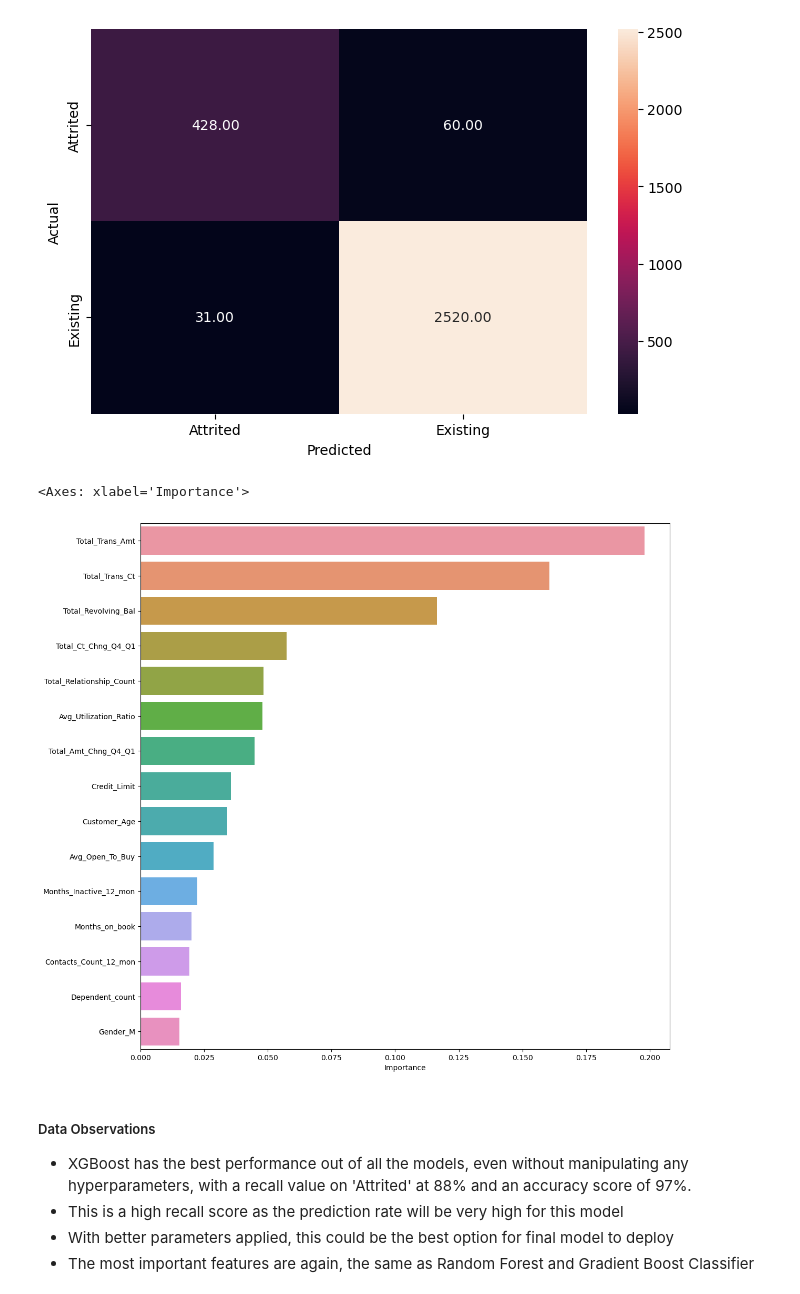
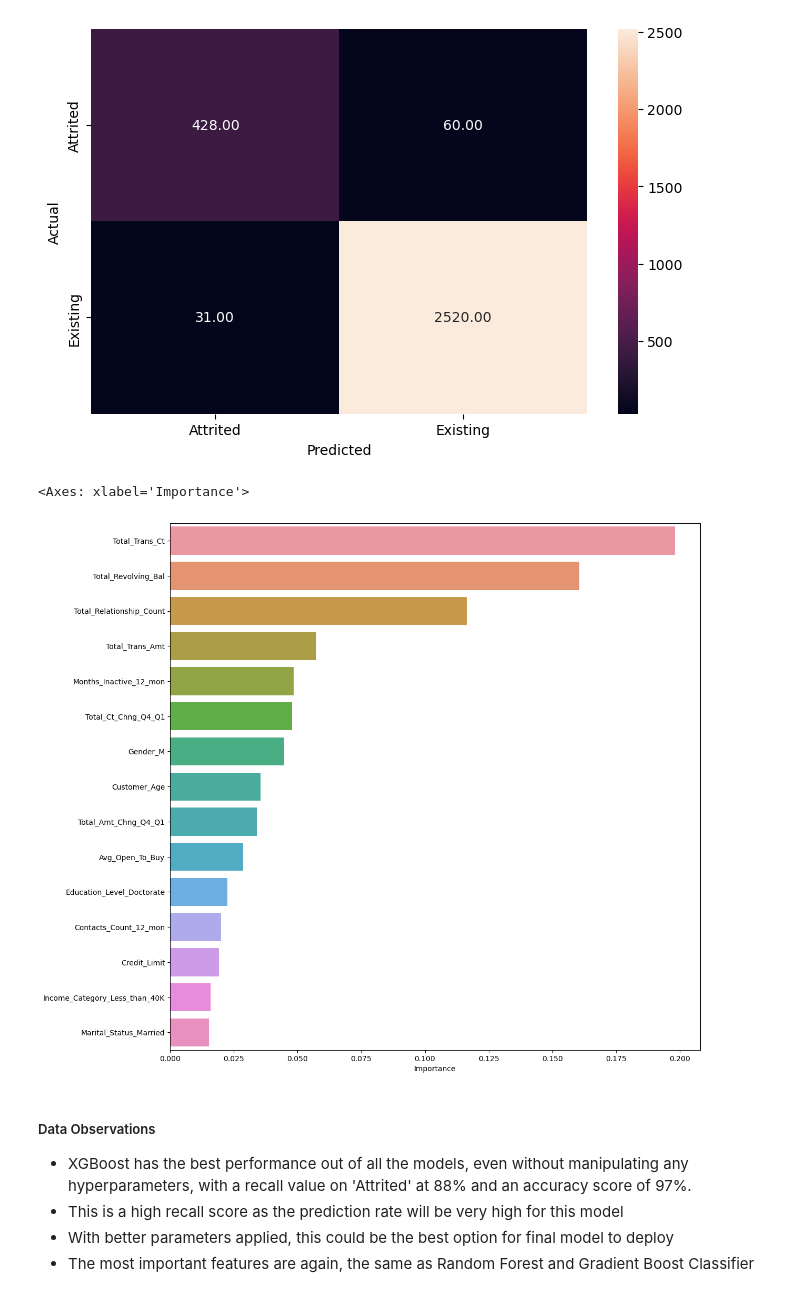
Before and after one commit to ithllc/AAI_510_02_SU23, a Jupyter notebook: Frank/FrankLIvey_FinalProject.ipynb, the cells around one changed output. Drawn from its saved outputs; the diff is of its cells as text; code cells hidden in the pictures.

Commit message:
updated the Y index for the feature importance

```diff
--- a/Frank/FrankLIvey_FinalProject.ipynb
+++ b/Frank/FrankLIvey_FinalProject.ipynb
@@ -1015,17 +1015,17 @@ weighted avg       0.97      0.97      0.97      3039
 # %%
 newXGBoost_importances = newXGBoost.feature_importances_
 
 columns = df_train_features.columns
 
 newXGBoost_importance_df = pd.DataFrame(newXGBoost_importances, index = columns,
                              columns = ['Importance']).sort_values(by = 'Importance', ascending = False).nlargest(15,columns='Importance')
 
 plt.figure(figsize = (13, 13))
 
-sns.barplot(data = newXGBoost_importance_df, x = 'Importance', y = importance_df.index)
+sns.barplot(data = newXGBoost_importance_df, x = 'Importance', y = newXGBoost_importance_df.index)
 # %% [output]
 <Axes: xlabel='Importance'>
-[figure, old version]
+[figure, new version]
 # %% [markdown]
 ##### Data Observations
 - XGBoost has the best performance out of all the models, even without manipulating any hyperparameters, with a recall value on 'Attrited' at 88% and an accuracy score of 97%.
```
Also changed, not shown: parts of 1 cell of this notebook.
